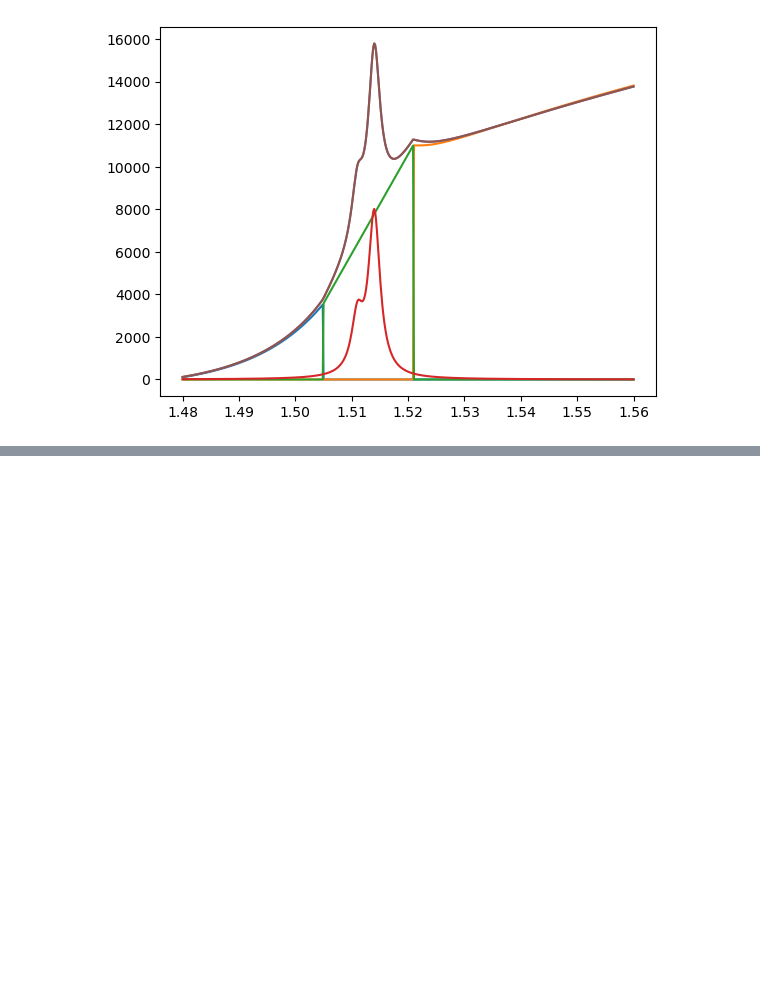
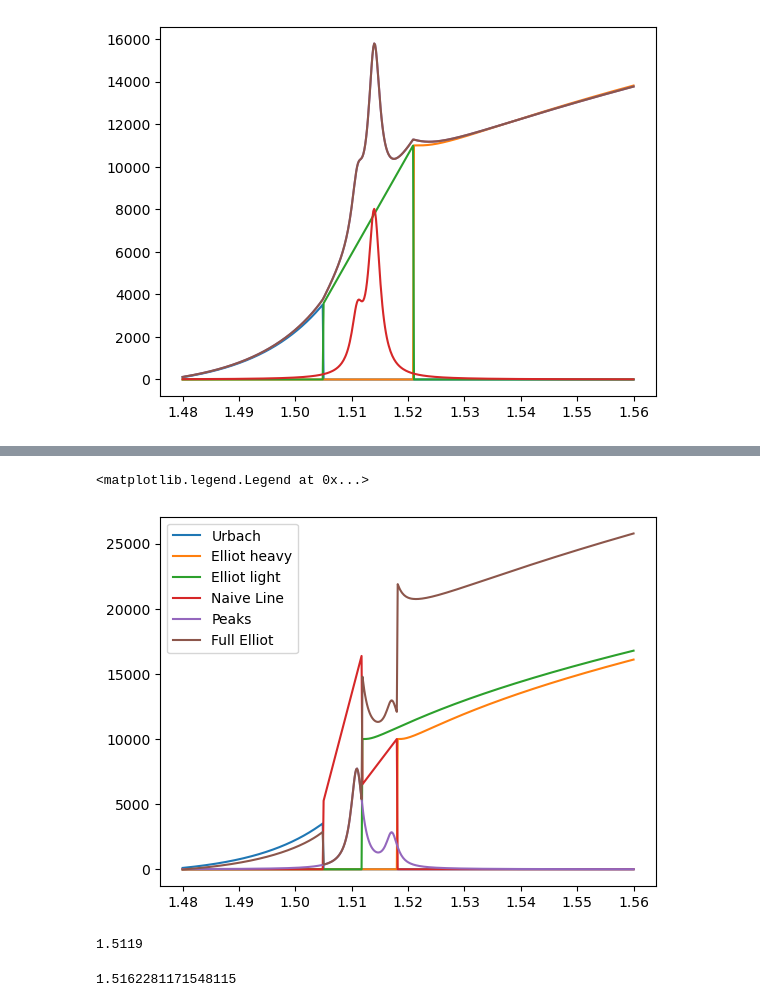
Before and after one commit to MTLphys/FittingFunctions, a Jupyter notebook: Fitfunction.ipynb, the cells around one changed output, grey strips where cells are left out. Saved outputs shown, nothing was run; the diff lists cells and outputs as text; code cells hidden in the pictures; blank space fills up the shorter version.

```diff
--- a/Fitfunction.ipynb
+++ b/Fitfunction.ipynb
@@ -127,0 +121,63 @@ c.e/c.h*1e-14
+# %%
+import numpy as np
+import matplotlib.pyplot as plt
+
+x = np.linspace(1.48,1.56,500)
+Egh = 1.5181
+Egl = 1.5119
+Ebh = .001
+Ebl = .001
+wh = .0025
+wl = .0025
+sigma = 80
+E0=1.505
+Eb = .00255
+y0 = -436.31
+A=3e3
+B=1e4
+C= 1e4
+D = 10
+E = 30
+def elliot(x,Eb,Eg,A):
+    y=A*np.heaviside(x-Eg,0)/(1-np.exp((-np.pi*2*np.sqrt(Eb/(x-Eg)))))
+    y[np.isnan(y)]=0
+    return y
+def Urbach(x,sigma,E0,alpha0,y0):
+    y=np.heaviside(E0-x,0)*(alpha0*np.exp(-sigma*(E0-x))+y0)
+    y[np.isnan(y)]=0
+    return y
+def naiveline(x,m,b,Es,Ee):
+    return np.heaviside(x-Es,0)*np.heaviside(Ee-x,0)*(m*x+b)
+def Peak(x,A,Eg,Eb,w):
+    return (2*A/np.pi)*(w/(4*(x-Eg+Eb)**2 + w**2))
+def Peaks(x,A,B,Ega,Egb,Eba,Ebb,wa,wb):
+    return Peak(x,A,Ega,Eba,wa)+Peak(x,B,Egb,Ebb,wb)
+def FullElliot(x,A,B,C,D,E,sigma,E0,y0,Eb,Egl,Egh,Ebl,Ebh,wh,wl):
+    xa = np.asarray(x)
+    mh = (elliot(np.asarray([Egh+.0001]),Eb,Egh,B)-Urbach(np.asarray([E0-.0001]),sigma,E0,A,y0))/(Egh-E0)
+    bh = -mh*(E0-.0001)+Urbach(np.asarray([E0-.0001]),sigma,E0,A,y0)
+    ml=(elliot(np.asarray([Egl+.0001]),Eb,Egl,C)-Urbach(np.asarray([E0-.0001]),sigma,E0,A,y0))/(Egl-E0)
+    bl = -ml*(E0-.0001)+Urbach(np.asarray([E0-.0001]),sigma,E0,A,y0)
+    ya= Urbach(xa,sigma,E0,A,y0)+elliot(xa,Eb,Egh,B)+elliot(xa,Eb,Egl,C)+Peaks(xa,D,E,Egh,Egl,Ebh,Ebl,wh,wl)#
+    return list(ya)
+fig, ax = plt.subplots()
+ax.plot(x,Urbach(x,80,1.505,4e3,-436),label='Urbach')
+ax.plot(x,elliot(x,Ebh,Egh,B),label='Elliot heavy')
+ax.plot(x,elliot(x,Ebl,Egl,C),label='Elliot light')
+
+mh = (elliot(np.asarray([Egh+.0001]),Eb,Egh,B)-Urbach(np.asarray([E0-.0001]),sigma,E0,A,y0))/(Egh-E0)
+bh = -mh*(E0-.0001)+Urbach(np.asarray([E0-.0001]),sigma,E0,A,y0)
+ml = (elliot(np.asarray([Egl+.0001]),Eb,Egl,C)-Urbach(np.asarray([E0-.0001]),sigma,E0,A,y0))/(Egl-E0)
+bl = -ml*(E0-.0001)+Urbach(np.asarray([E0-.0001]),sigma,E0,A,y0)
+
+ax.plot(x,naiveline(x,ml,bl,E0,Egl)+naiveline(x,mh,bh,E0,Egh),label='Naive Line')
+ax.plot(x,Peaks(x,D,E,Egh,Egl,Ebh,Ebl,wh,wl),label='Peaks')
+ax.plot(x,FullElliot(x,A,B,C,D,E,sigma,E0,y0,Eb,Egl,Egh,Ebl,Ebh,wh,wl),label='Full Elliot')
+ax.legend()
+# %% [output]
+<matplotlib.legend.Legend at 0x...>
+[figure, added]
+# %%
+1.5166-.0047
+# %% [output]
+1.5119
@@ -127,0 +187,4 @@ c.e/c.h*1e-14
+# %%
+Bg
+# %% [output]
+1.5162281171548115
```
Also changed, not shown: parts of 7 cells of this notebook.
